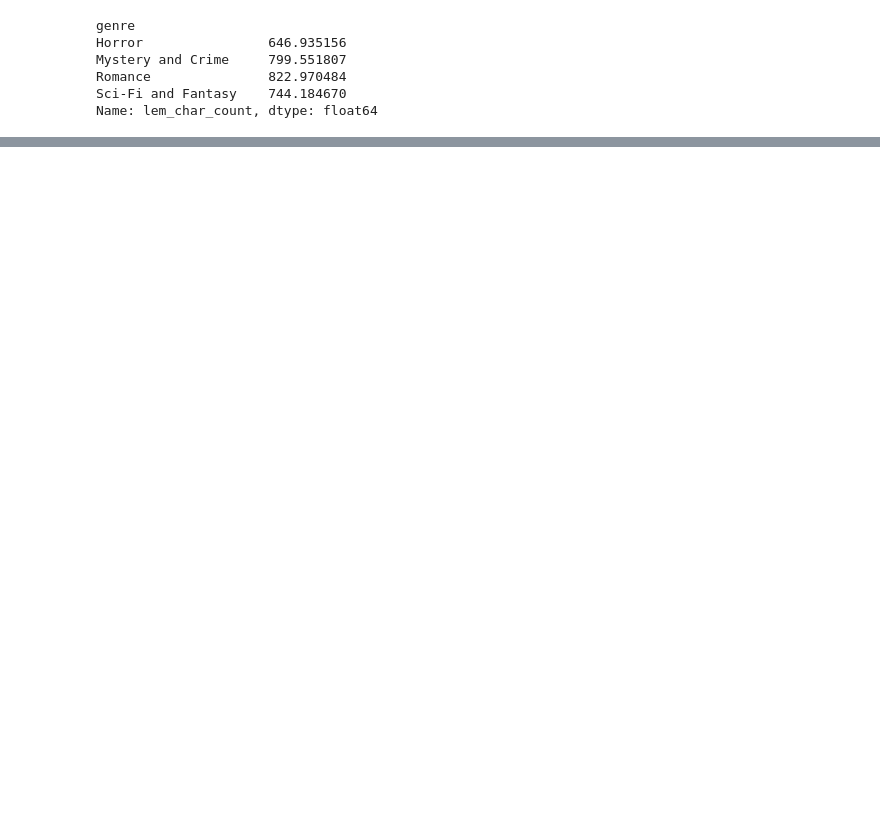
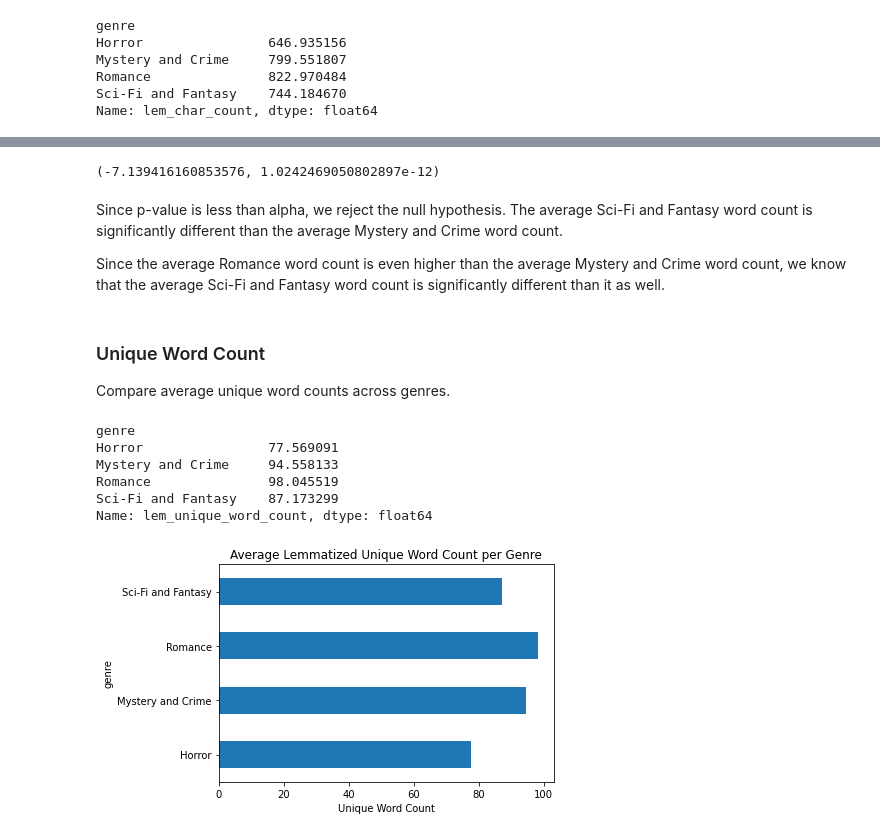
Before and after one commit to johnathon-smith/book-genre-NLP-project, a Jupyter notebook: explore.ipynb, the cells around one changed output, grey strips where cells are left out. Drawn from its saved outputs; the diff is of its cells as text; code cells hidden in the pictures; blank space fills up the shorter version.

```diff
--- a/explore.ipynb
+++ b/explore.ipynb
@@ -547,0 +535,31 @@ Compare average unique word counts across genres.
+# %%
+t, p = stats.ttest_ind(fantasy_blurbs.lem_word_count, mystery_blurbs.lem_word_count, equal_var = False)
+t, p
+# %% [output]
+(-7.139416160853576, 1.0242469050802897e-12)
+# %% [markdown]
+Since p-value is less than alpha, we reject the null hypothesis. The average Sci-Fi and Fantasy word count is significantly different than the average Mystery and Crime word count.
+
+Since the average Romance word count is even higher than the average Mystery and Crime word count, we know that the average Sci-Fi and Fantasy word count is significantly different than it as well.
+# %% [markdown]
+### Unique Word Count
+
+Compare average unique word counts across genres.
+# %%
+#Compare the average unique word counts
+train.groupby('genre').lem_unique_word_count.mean()
+# %% [output]
+genre
+Horror                77.569091
+Mystery and Crime     94.558133
+Romance               98.045519
+Sci-Fi and Fantasy    87.173299
+Name: lem_unique_word_count, dtype: float64
+# %%
+#Plot it
+train.groupby('genre').lem_unique_word_count.mean().plot.barh()
+plt.title('Average Lemmatized Unique Word Count per Genre')
+plt.xlabel('Unique Word Count')
+plt.show()
+# %% [output]
+[figure, added]
```
Also changed, not shown: parts of 75 cells of this notebook.
